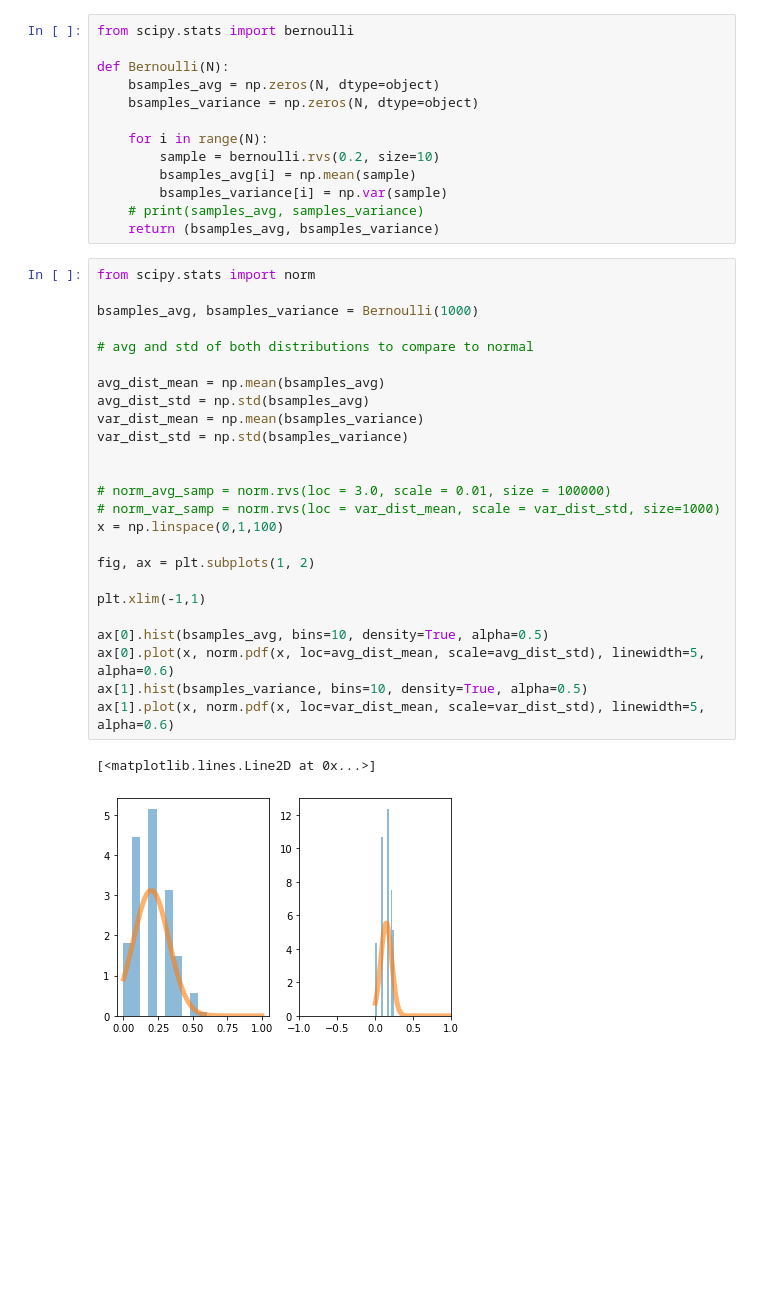
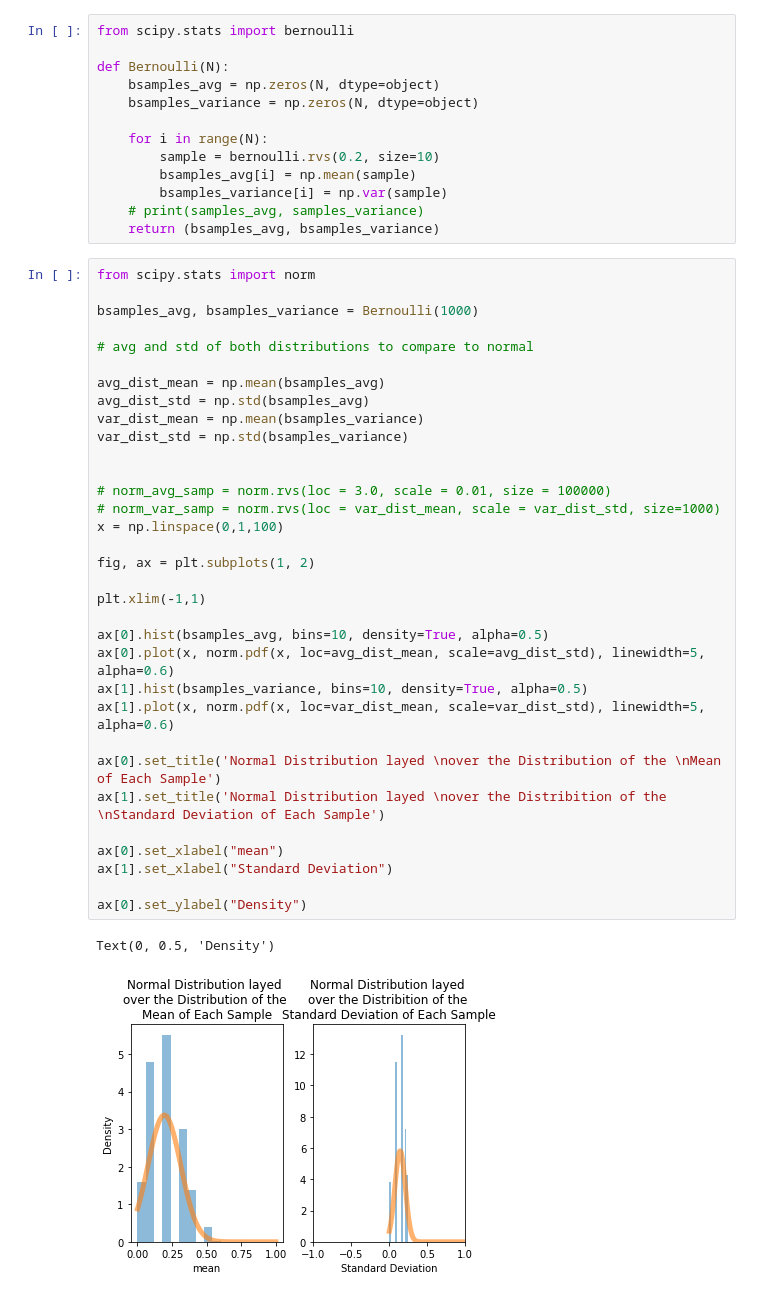
Before and after one commit to kmdao/Physics-434, a Jupyter notebook: Lab2.ipynb, the cells around one changed output. Drawn from its saved outputs; the diff is of its cells as text; blank space fills up the shorter version.

```diff
--- a/Lab2.ipynb
+++ b/Lab2.ipynb
@@ -273,28 +357,36 @@ def Bernoulli(N):
 # %%
 from scipy.stats import norm
 
 bsamples_avg, bsamples_variance = Bernoulli(1000)
 
 # avg and std of both distributions to compare to normal
 
 avg_dist_mean = np.mean(bsamples_avg)
 avg_dist_std = np.std(bsamples_avg)
 var_dist_mean = np.mean(bsamples_variance)
 var_dist_std = np.std(bsamples_variance)
 
 
 # norm_avg_samp = norm.rvs(loc = 3.0, scale = 0.01, size = 100000)
 # norm_var_samp = norm.rvs(loc = var_dist_mean, scale = var_dist_std, size=1000)
 x = np.linspace(0,1,100)
 
 fig, ax = plt.subplots(1, 2)
 
 plt.xlim(-1,1)
 
 ax[0].hist(bsamples_avg, bins=10, density=True, alpha=0.5)
 ax[0].plot(x, norm.pdf(x, loc=avg_dist_mean, scale=avg_dist_std), linewidth=5, alpha=0.6)
 ax[1].hist(bsamples_variance, bins=10, density=True, alpha=0.5)
 ax[1].plot(x, norm.pdf(x, loc=var_dist_mean, scale=var_dist_std), linewidth=5, alpha=0.6)
+
+ax[0].set_title('Normal Distribution layed \nover the Distribution of the \nMean of Each Sample')
+ax[1].set_title('Normal Distribution layed \nover the Distribition of the \nStandard Deviation of Each Sample')
+
+ax[0].set_xlabel("mean")
+ax[1].set_xlabel("Standard Deviation")
+
+ax[0].set_ylabel("Density")
 # %% [output]
-[<matplotlib.lines.Line2D at 0x...>]
+Text(0, 0.5, 'Density')
-[figure, old version]
+[figure, new version]
```
Also changed, not shown: parts of 11 cells of this notebook.
